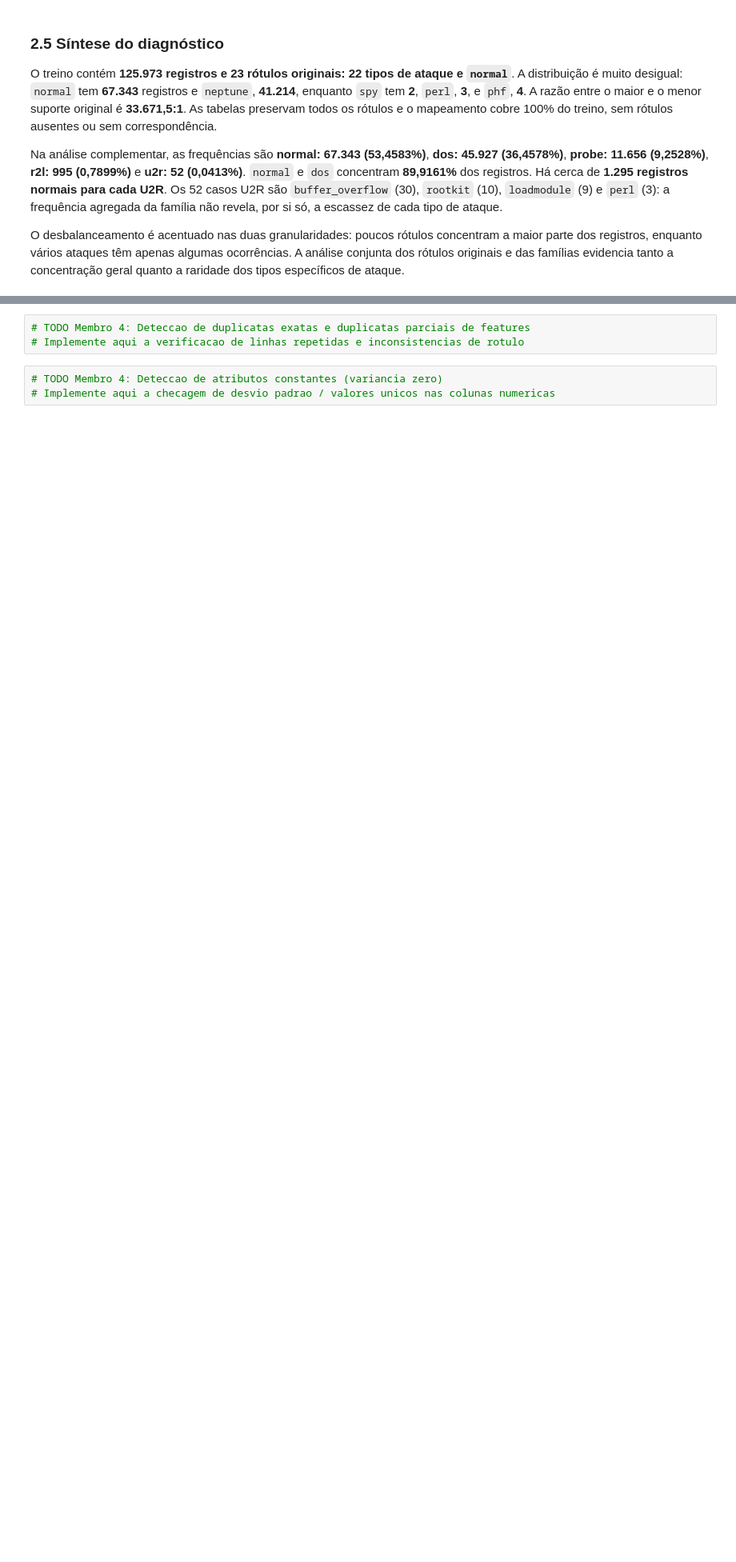
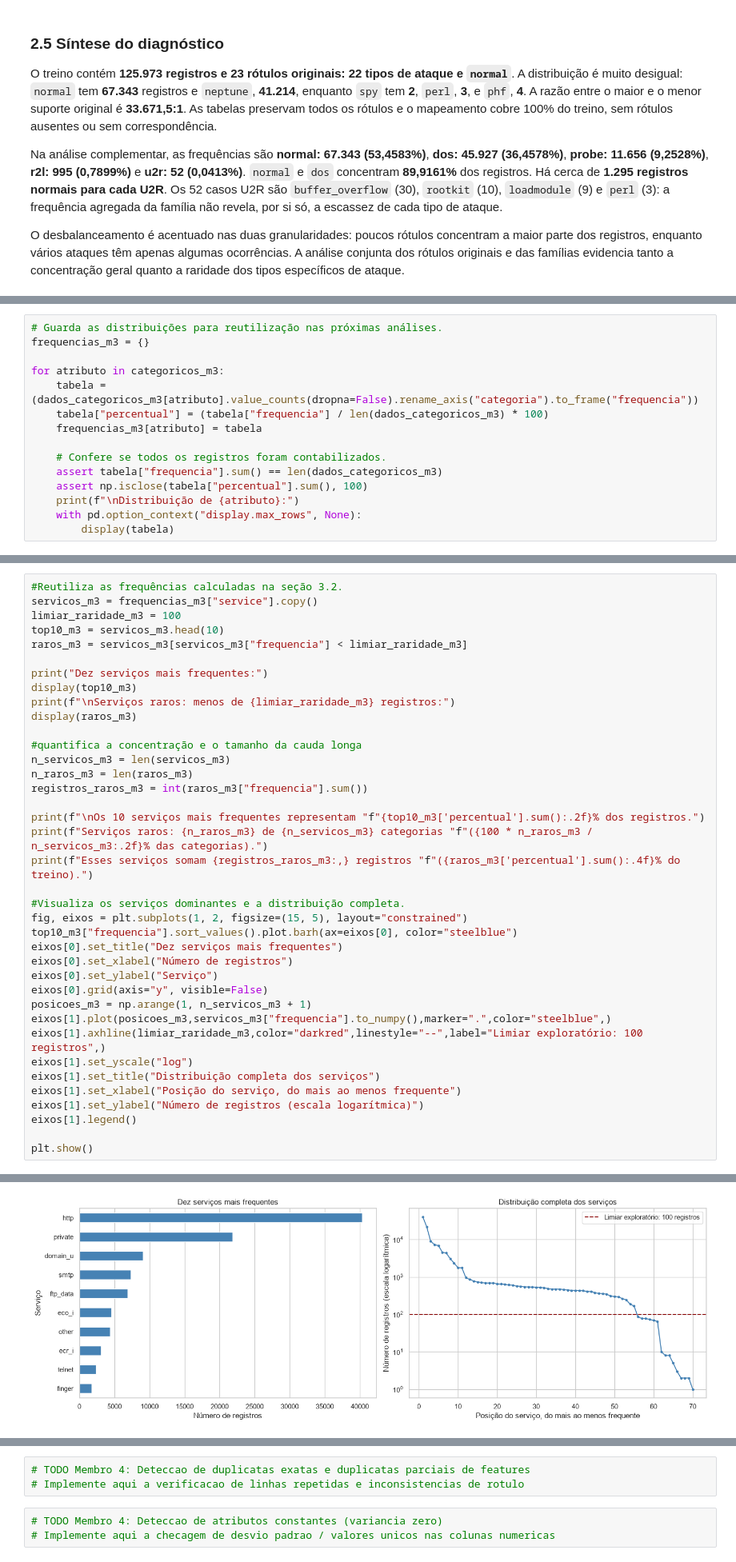
Before and after one commit to matheusmra/tp-ia, a Jupyter notebook: notebooks/01_analise_exploratoria.ipynb, the cells around one changed output, grey strips where cells are left out. Shown at 80% size. Saved outputs shown, nothing was run; the diff lists cells and outputs as text; blank space fills up the shorter version.

Commit message:
feat: adiciona analise dos atributos categoricos

```diff
--- a/notebooks/01_analise_exploratoria.ipynb
+++ b/notebooks/01_analise_exploratoria.ipynb
@@ -586,0 +621,15 @@ O desbalanceamento é acentuado nas duas granularidades: poucos rótulos concent
+# %%
+# Guarda as distribuições para reutilização nas próximas análises.
+frequencias_m3 = {}
+
+for atributo in categoricos_m3:
+    tabela = (dados_categoricos_m3[atributo].value_counts(dropna=False).rename_axis("categoria").to_frame("frequencia"))
+    tabela["percentual"] = (tabela["frequencia"] / len(dados_categoricos_m3) * 100)
+    frequencias_m3[atributo] = tabela
+
+    # Confere se todos os registros foram contabilizados.
+    assert tabela["frequencia"].sum() == len(dados_categoricos_m3)
+    assert np.isclose(tabela["percentual"].sum(), 100)
+    print(f"\nDistribuição de {atributo}:")
+    with pd.option_context("display.max_rows", None):
+        display(tabela)
@@ -586,0 +687,39 @@ O desbalanceamento é acentuado nas duas granularidades: poucos rótulos concent
+# %%
+#Reutiliza as frequências calculadas na seção 3.2.
+servicos_m3 = frequencias_m3["service"].copy()
+limiar_raridade_m3 = 100
+top10_m3 = servicos_m3.head(10)
+raros_m3 = servicos_m3[servicos_m3["frequencia"] < limiar_raridade_m3]
+
+print("Dez serviços mais frequentes:")
+display(top10_m3)
+print(f"\nServiços raros: menos de {limiar_raridade_m3} registros:")
+display(raros_m3)
+
+#quantifica a concentração e o tamanho da cauda longa
+n_servicos_m3 = len(servicos_m3)
+n_raros_m3 = len(raros_m3)
+registros_raros_m3 = int(raros_m3["frequencia"].sum())
+
+print(f"\nOs 10 serviços mais frequentes representam "f"{top10_m3['percentual'].sum():.2f}% dos registros.")
+print(f"Serviços raros: {n_raros_m3} de {n_servicos_m3} categorias "f"({100 * n_raros_m3 / n_servicos_m3:.2f}% das categorias).")
+print(f"Esses serviços somam {registros_raros_m3:,} registros "f"({raros_m3['percentual'].sum():.4f}% do treino).")
+
+#Visualiza os serviços dominantes e a distribuição completa.
+fig, eixos = plt.subplots(1, 2, figsize=(15, 5), layout="constrained")
+top10_m3["frequencia"].sort_values().plot.barh(ax=eixos[0], color="steelblue")
+eixos[0].set_title("Dez serviços mais frequentes")
+eixos[0].set_xlabel("Número de registros")
+eixos[0].set_ylabel("Serviço")
+eixos[0].grid(axis="y", visible=False)
+posicoes_m3 = np.arange(1, n_servicos_m3 + 1)
+eixos[1].plot(posicoes_m3,servicos_m3["frequencia"].to_numpy(),marker=".",color="steelblue",)
+eixos[1].axhline(limiar_raridade_m3,color="darkred",linestyle="--",label="Limiar exploratório: 100 registros",)
+eixos[1].set_yscale("log")
+eixos[1].set_title("Distribuição completa dos serviços")
+eixos[1].set_xlabel("Posição do serviço, do mais ao menos frequente")
+eixos[1].set_ylabel("Número de registros (escala logarítmica)")
+eixos[1].legend()
+
+plt.show()
+# %% [output]
@@ -586,0 +760 @@ O desbalanceamento é acentuado nas duas granularidades: poucos rótulos concent
+[figure, added]
```
Also changed, not shown: parts of 13 cells of this notebook.
